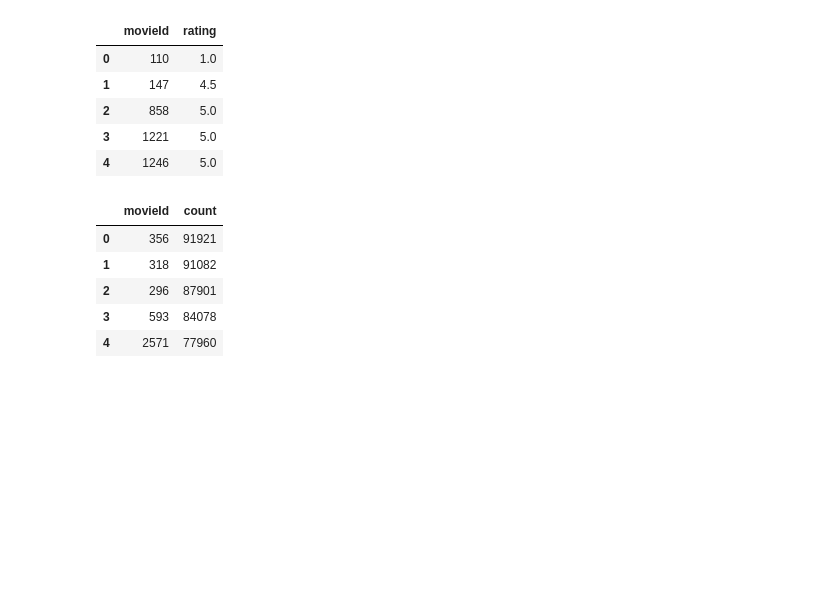
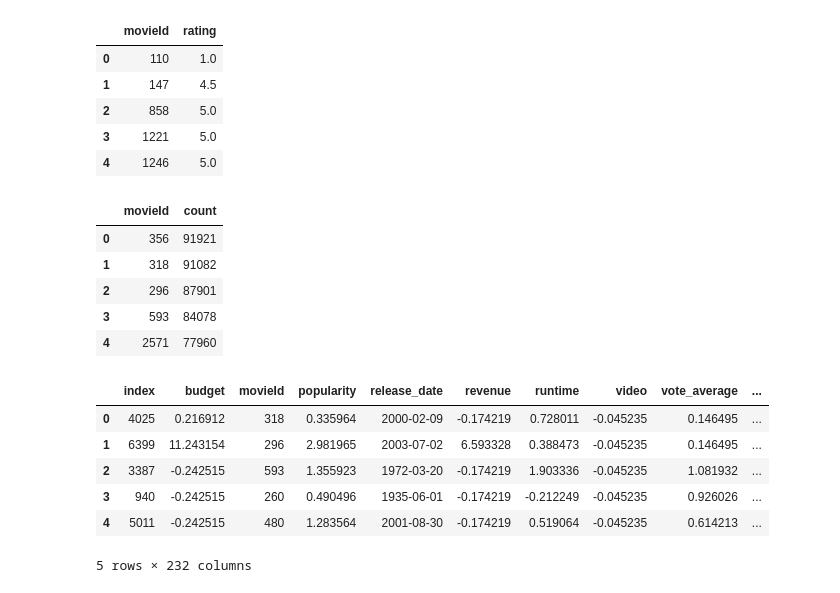
Before and after one commit to HatimRabet/Bandit-Algorithms-for-Movie-Recommendation-System, a Jupyter notebook: scripts/data_study.ipynb, the cells around one changed output. Saved outputs shown, nothing was run; the diff lists cells and outputs as text; code cells hidden in the pictures; blank space fills up the shorter version.

```diff
--- a/scripts/data_study.ipynb
+++ b/scripts/data_study.ipynb
@@ -610,3 +653,24 @@ Y[[i for i in range(Y.size) if Y[i] > 100]].size
+# %%
+movies_dataframe_final.drop(columns=['min_rating_by_prod_company', 'max_rating_by_prod_company'], inplace=True)
+# %%
+columns = movies_dataframe_final.columns.to_list()
+
+for col in columns:
+    if col != 'release_date' and col != 'movieId':
+        # Convert non-float values to NaN
+        movies_dataframe_final[col] = movies_dataframe_final[col].apply(lambda x: float(x) if is_float(x) else np.nan)
+
+        movies_dataframe_final[col] = movies_dataframe_final[col].astype(float)
+
+        col_mean = movies_dataframe_final[col].mean(skipna=True)
+        movies_dataframe_final[col].fillna(col_mean, inplace=True)
+
+        col_mean = movies_dataframe_final[col].mean(skipna=True)
+        col_std = movies_dataframe_final[col].std(skipna=True)
+        movies_dataframe_final[col] = (movies_dataframe_final[col] - col_mean) / col_std
+
+movies_dataframe_final['movieId'] = movies_dataframe_final['movieId'].apply(lambda x: x if is_int(x) else 0)
+movies_dataframe_final['movieId'] = movies_dataframe_final['movieId'].astype(int)
 # %%
 movies_ratings_df = movies_ratings_df[['movieId','rating']]
 # %%
@@ -622,8 +686,10 @@ movies_ratings_df.head()
 value_counts_ratings = movies_ratings_df['movieId'].value_counts()
 value_counts_ratings = value_counts_ratings.reset_index()
 value_counts_ratings.columns = ['movieId', 'count']
+value_counts_ratings['movieId'] = value_counts_ratings['movieId'].astype(int)
+value_counts_ratings['count'] = value_counts_ratings['count'].astype(int)
+
 value_counts_ratings.sort_values(by='count', ascending=False, inplace=True)
-
 value_counts_ratings.head()
 # %% [output]
 |  | movieId | count |
@@ -632,3 +698,16 @@ value_counts_ratings.head()
 | 2 | 296 | 87901 |
 | 3 | 593 | 84078 |
 | 4 | 2571 | 77960 |
+# %%
+movies_dataframe_final = movies_dataframe_final.merge(value_counts_ratings, on='movieId', how='left')
+movies_dataframe_final.sort_values(by='count', ascending=False, inplace=True)
+movies_dataframe_final.reset_index(inplace=True)
+movies_dataframe_final.head()
+# %% [output]
+|  | index | budget | movieId | popularity | release_date | revenue | runtime | video | vote_average | ... |
+| 0 | 4025 | 0.216912 | 318 | 0.335964 | 2000-02-09 | -0.174219 | 0.728011 | -0.045235 | 0.146495 | ... |
+| 1 | 6399 | 11.243154 | 296 | 2.981965 | 2003-07-02 | 6.593328 | 0.388473 | -0.045235 | 0.146495 | ... |
+| 2 | 3387 | -0.242515 | 593 | 1.355923 | 1972-03-20 | -0.174219 | 1.903336 | -0.045235 | 1.081932 | ... |
+| 3 | 940 | -0.242515 | 260 | 0.490496 | 1935-06-01 | -0.174219 | -0.212249 | -0.045235 | 0.926026 | ... |
+| 4 | 5011 | -0.242515 | 480 | 1.283564 | 2001-08-30 | -0.174219 | 0.519064 | -0.045235 | 0.614213 | ... |
+5 rows × 232 columns
```
Also changed, not shown: parts of 9 cells of this notebook.
